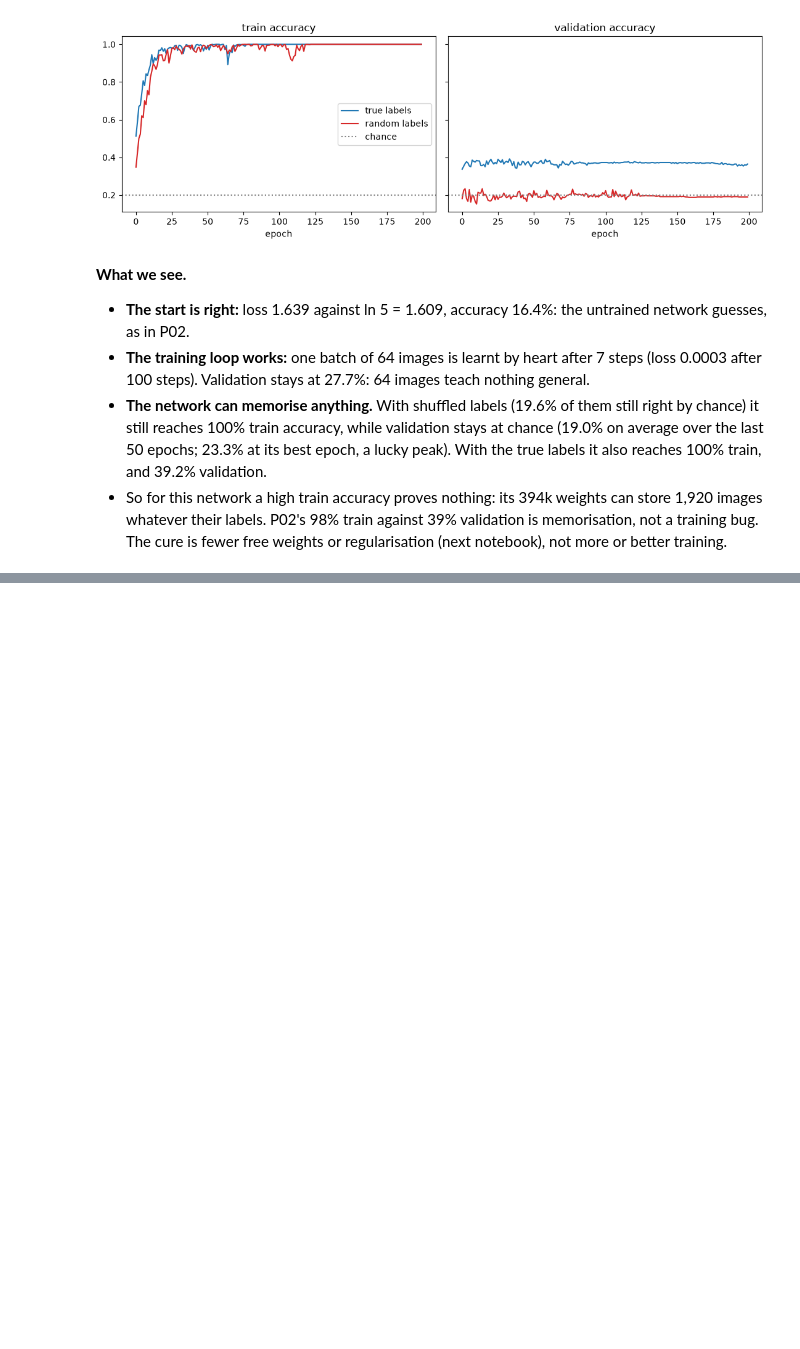
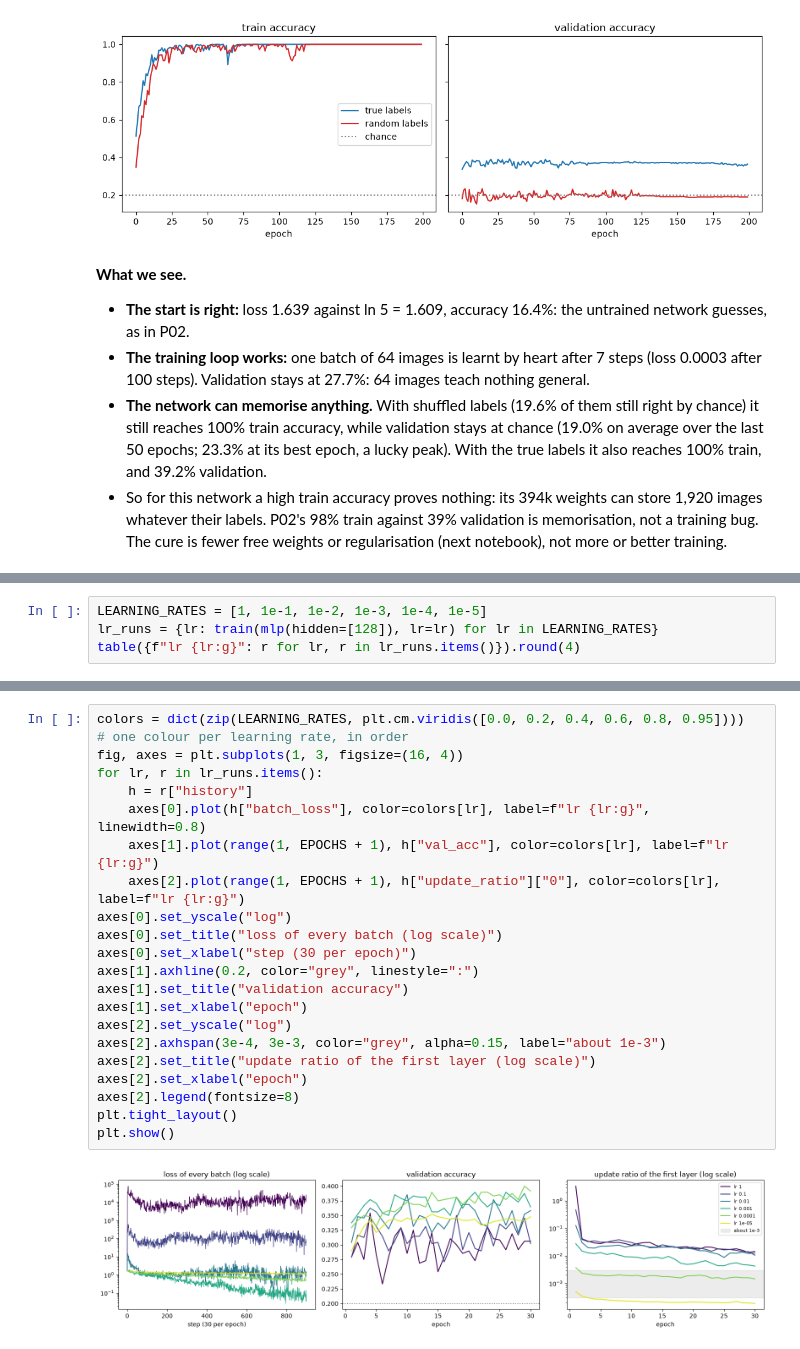
Before and after one commit to Xenodion/deep-learning-project-waerniers-lamy, a Jupyter notebook: src/deep_learning_project_waerniers_lamy_mahieddine/vision/P12_training_doctor.ipynb, the cells around one changed output, grey strips where cells are left out. Cells and saved outputs as stored; diff of their text form; blank space fills up the shorter version.

```diff
--- a/src/deep_learning_project_waerniers_lamy_mahieddine/vision/P12_training_doctor.ipynb
+++ b/src/deep_learning_project_waerniers_lamy_mahieddine/vision/P12_training_doctor.ipynb
@@ -144,0 +151,4 @@ random labels, validation over the last 50 epochs: mean 19.0%
+# %%
+LEARNING_RATES = [1, 1e-1, 1e-2, 1e-3, 1e-4, 1e-5]
+lr_runs = {lr: train(mlp(hidden=[128]), lr=lr) for lr in LEARNING_RATES}
+table({f"lr {lr:g}": r for lr, r in lr_runs.items()}).round(4)
@@ -144,0 +163,23 @@ random labels, validation over the last 50 epochs: mean 19.0%
+# %%
+colors = dict(zip(LEARNING_RATES, plt.cm.viridis([0.0, 0.2, 0.4, 0.6, 0.8, 0.95])))  # one colour per learning rate, in order
+fig, axes = plt.subplots(1, 3, figsize=(16, 4))
+for lr, r in lr_runs.items():
+    h = r["history"]
+    axes[0].plot(h["batch_loss"], color=colors[lr], label=f"lr {lr:g}", linewidth=0.8)
+    axes[1].plot(range(1, EPOCHS + 1), h["val_acc"], color=colors[lr], label=f"lr {lr:g}")
+    axes[2].plot(range(1, EPOCHS + 1), h["update_ratio"]["0"], color=colors[lr], label=f"lr {lr:g}")
+axes[0].set_yscale("log")
+axes[0].set_title("loss of every batch (log scale)")
+axes[0].set_xlabel("step (30 per epoch)")
+axes[1].axhline(0.2, color="grey", linestyle=":")
+axes[1].set_title("validation accuracy")
+axes[1].set_xlabel("epoch")
+axes[2].set_yscale("log")
+axes[2].axhspan(3e-4, 3e-3, color="grey", alpha=0.15, label="about 1e-3")
+axes[2].set_title("update ratio of the first layer (log scale)")
+axes[2].set_xlabel("epoch")
+axes[2].legend(fontsize=8)
+plt.tight_layout()
+plt.show()
+# %% [output]
+[figure, added]
```
Also changed, not shown: parts of 3 cells of this notebook.
